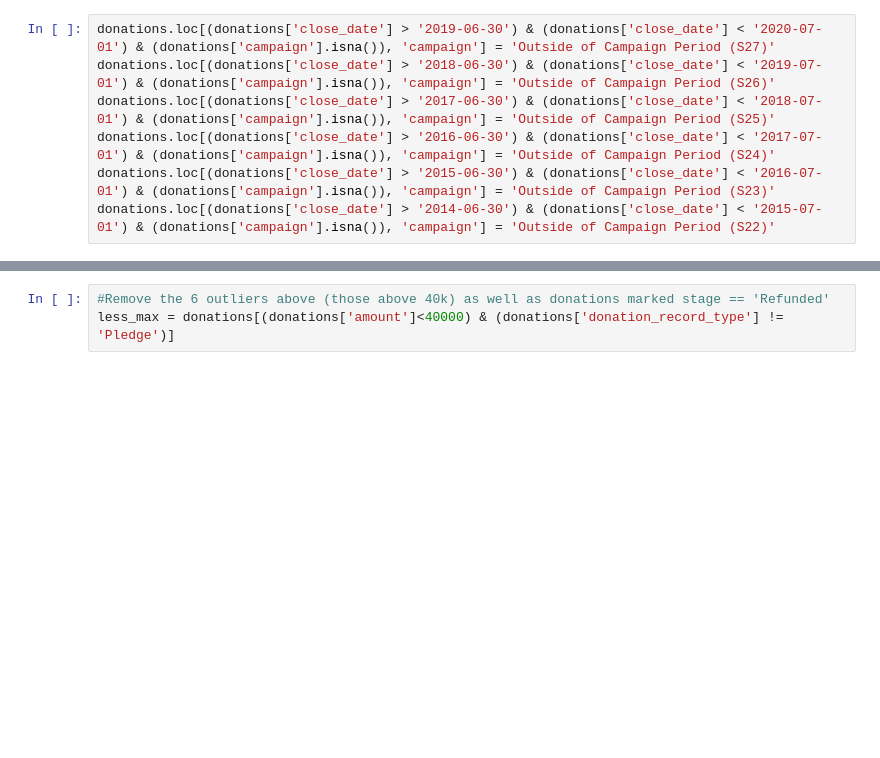
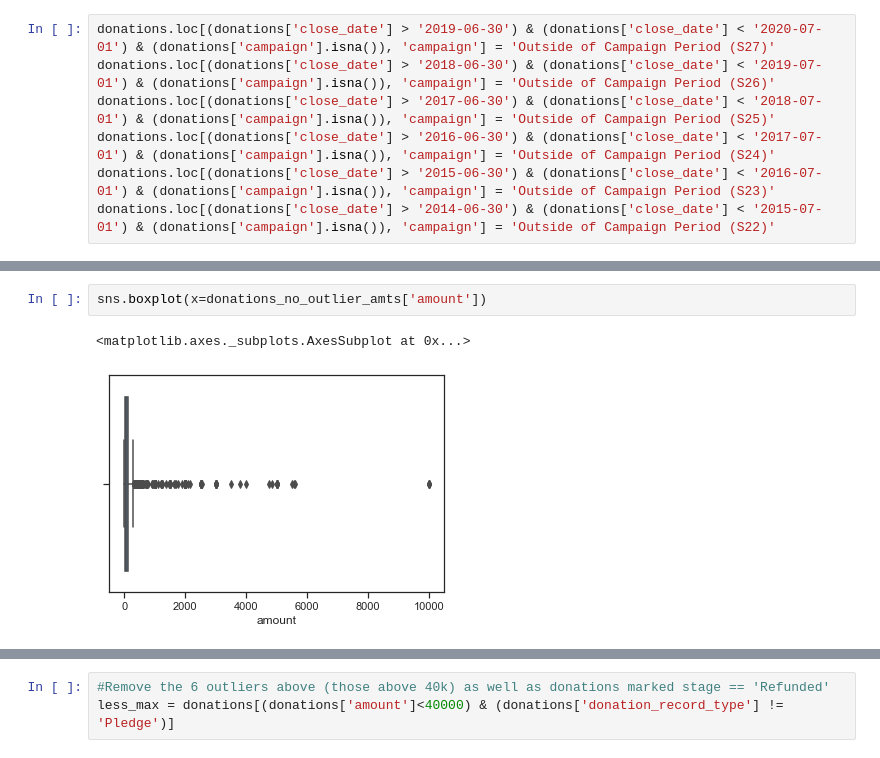
Before and after one commit to GMSmith3/rtp, a Jupyter notebook: RTP_Fundraising_Analytics.ipynb, the cells around one changed output, grey strips where cells are left out. Saved outputs shown, nothing was run; the diff lists cells and outputs as text; blank space fills up the shorter version.

```diff
--- a/RTP_Fundraising_Analytics.ipynb
+++ b/RTP_Fundraising_Analytics.ipynb
@@ -187 +514,6 @@ dons = donations.plot.scatter('close_date', 'amount')
+# %%
+sns.boxplot(x=donations_no_outlier_amts['amount'])
+# %% [output]
+<matplotlib.axes._subplots.AxesSubplot at 0x...>
+[figure, added]
 # %%
```
Also changed, not shown: parts of 235 cells of this notebook.
